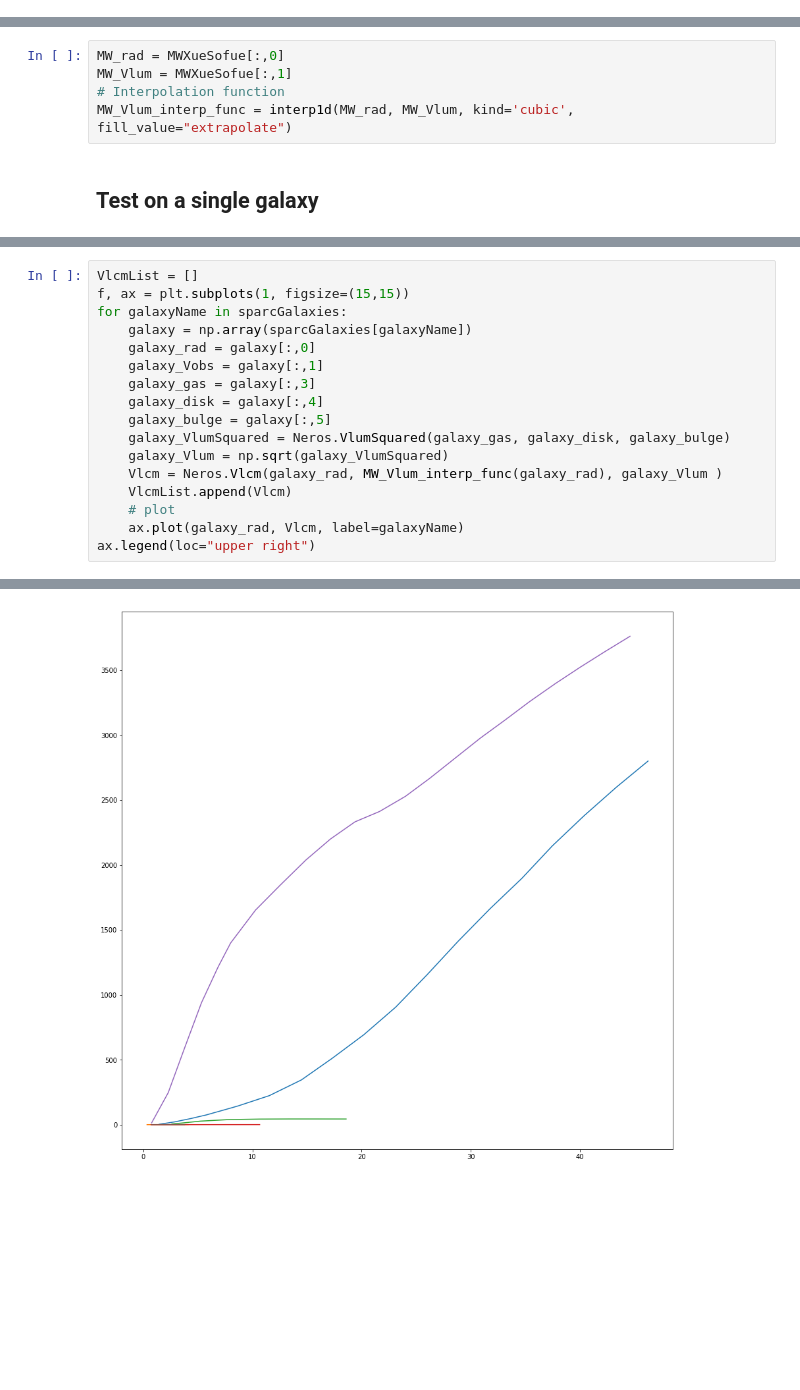
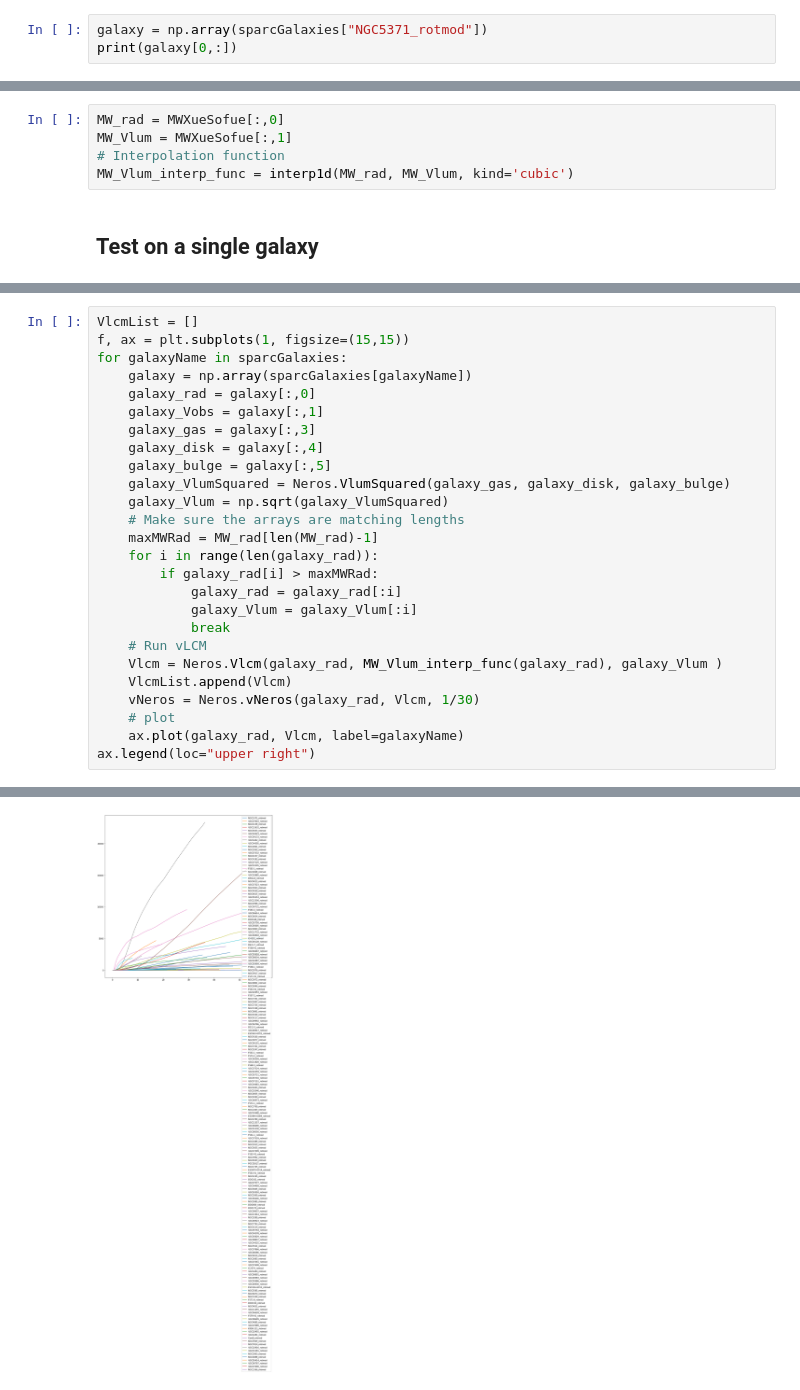
Before and after one commit to Cisneros-Galaxy/RCFM, a Jupyter notebook: Model.ipynb, the cells around one changed output, grey strips where cells are left out. Cells and saved outputs as stored; diff of their text form; blank space fills up the shorter version.

Commit message:
updated graph, added vNeros to lib

```diff
--- a/Model.ipynb
+++ b/Model.ipynb
@@ -12,3 +12,6 @@ sparcGalaxies = DataAid.GetGalaxyData("data/Sparc/Rotmod_LTG/")
 xueSofueGalaxies = DataAid.GetGalaxyData("data/XueSofue/")
 # Get the galaxies we want from each source
 MWXueSofue = np.array(xueSofueGalaxies['MW_lum'])
+# %%
+galaxy = np.array(sparcGalaxies["NGC5371_rotmod"])
+print(galaxy[0,:])
@@ -18,7 +24,7 @@ MWXueSofue = np.array(xueSofueGalaxies['MW_lum'])
 MW_rad = MWXueSofue[:,0]
 MW_Vlum = MWXueSofue[:,1]
 # Interpolation function
-MW_Vlum_interp_func = interp1d(MW_rad, MW_Vlum, kind='cubic', fill_value="extrapolate")
+MW_Vlum_interp_func = interp1d(MW_rad, MW_Vlum, kind='cubic')
 # %% [markdown]
 ## Test on a single galaxy
 # %%
@@ -51,8 +67,17 @@ for galaxyName in sparcGalaxies:
     galaxy_bulge = galaxy[:,5]
     galaxy_VlumSquared = Neros.VlumSquared(galaxy_gas, galaxy_disk, galaxy_bulge)
     galaxy_Vlum = np.sqrt(galaxy_VlumSquared)
+    # Make sure the arrays are matching lengths
+    maxMWRad = MW_rad[len(MW_rad)-1]
+    for i in range(len(galaxy_rad)):
+        if galaxy_rad[i] > maxMWRad:
+            galaxy_rad = galaxy_rad[:i]
+            galaxy_Vlum = galaxy_Vlum[:i]
+            break
+    # Run vLCM
     Vlcm = Neros.Vlcm(galaxy_rad, MW_Vlum_interp_func(galaxy_rad), galaxy_Vlum )
     VlcmList.append(Vlcm)
+    vNeros = Neros.vNeros(galaxy_rad, Vlcm, 1/30)
     # plot
     ax.plot(galaxy_rad, Vlcm, label=galaxyName)
 ax.legend(loc="upper right")
@@ -61 +86 @@ ValueError: A value in x_new is above the interpolation range.
-[figure, old version]
+[figure, new version]
```
Also changed, not shown: parts of 4 cells of this notebook, 1 other file.
